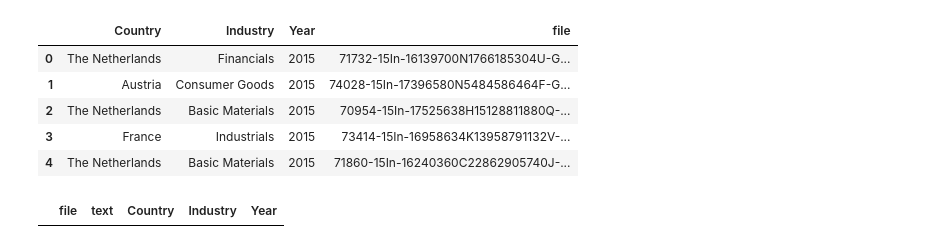
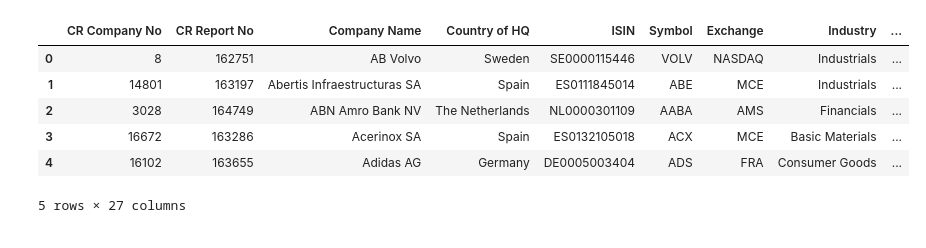
Before and after one commit to felipecerinzasick/mallet_implementation, a Jupyter notebook: LDA_mallet.ipynb, the cells around one changed output. Drawn from its saved outputs; the diff is of its cells as text; code cells hidden in the pictures.

```diff
--- a/LDA_mallet.ipynb
+++ b/LDA_mallet.ipynb
@@ -32,14 +33,13 @@ df.head()
 # %%
-df2 = pd.read_excel (r'/Users/felipesick/Desktop/Mallet_implementation/articles_mallet.xlsx')
+df2 = pd.read_excel (r'/Users/felipesick/Desktop/Mallet_implementation/Dataset_all.xlsx')
 df2.head()
 # %% [output]
-|  | Country | Industry | Year | file |
-| 0 | The Netherlands | Financials | 2015 | 71732-15In-16139700N1766185304U-G... |
-| 1 | Austria | Consumer Goods | 2015 | 74028-15In-17396580N5484586464F-G... |
-| 2 | The Netherlands | Basic Materials | 2015 | 70954-15In-17525638H15128811880Q-... |
-| 3 | France | Industrials | 2015 | 73414-15In-16958634K13958791132V-... |
-| 4 | The Netherlands | Basic Materials | 2015 | 71860-15In-16240360C22862905740J-... |
+|  | CR Company No | CR Report No | Company Name | Country of HQ | ISIN | Symbol | Exchange | Industry | ... |
+| 0 | 8 | 162751 | AB Volvo | Sweden | SE0000115446 | VOLV | NASDAQ | Industrials | ... |
+| 1 | 14801 | 163197 | Abertis Infraestructuras SA | Spain | ES0111845014 | ABE | MCE | Industrials | ... |
+| 2 | 3028 | 164749 | ABN Amro Bank NV | The Netherlands | NL0000301109 | AABA | AMS | Financials | ... |
+| 3 | 16672 | 163286 | Acerinox SA | Spain | ES0132105018 | ACX | MCE | Basic Materials | ... |
+| 4 | 16102 | 163655 | Adidas AG | Germany | DE0005003404 | ADS | FRA | Consumer Goods | ... |
+5 rows × 27 columns
 # %%
-pd.merge(df, df2, on="file")
+df3 = pd.merge(df, df2, on="file")
-# %% [output]
-|  | file | text | Country | Industry | Year |
```
Also changed, not shown: parts of 76 cells of this notebook.
